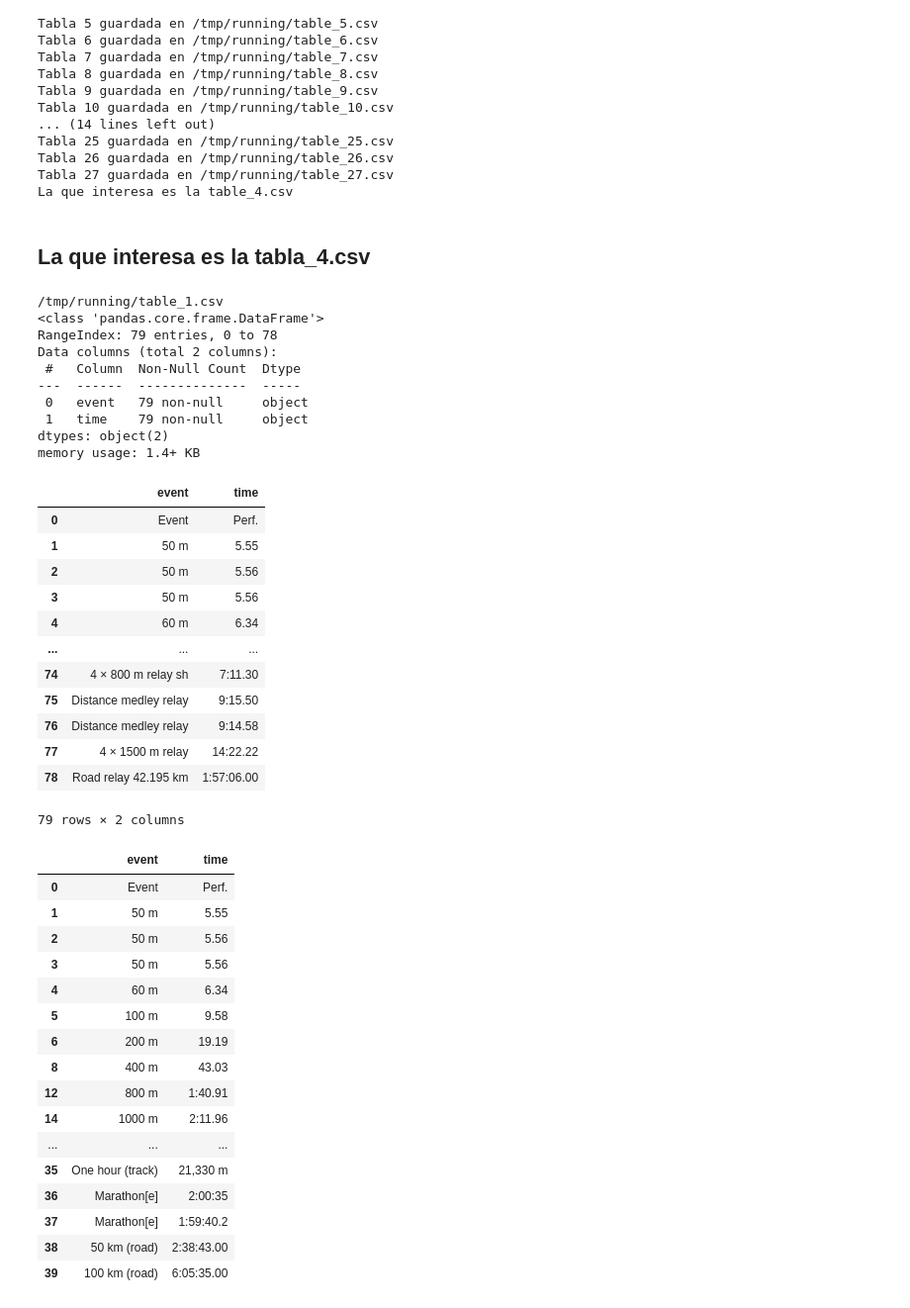
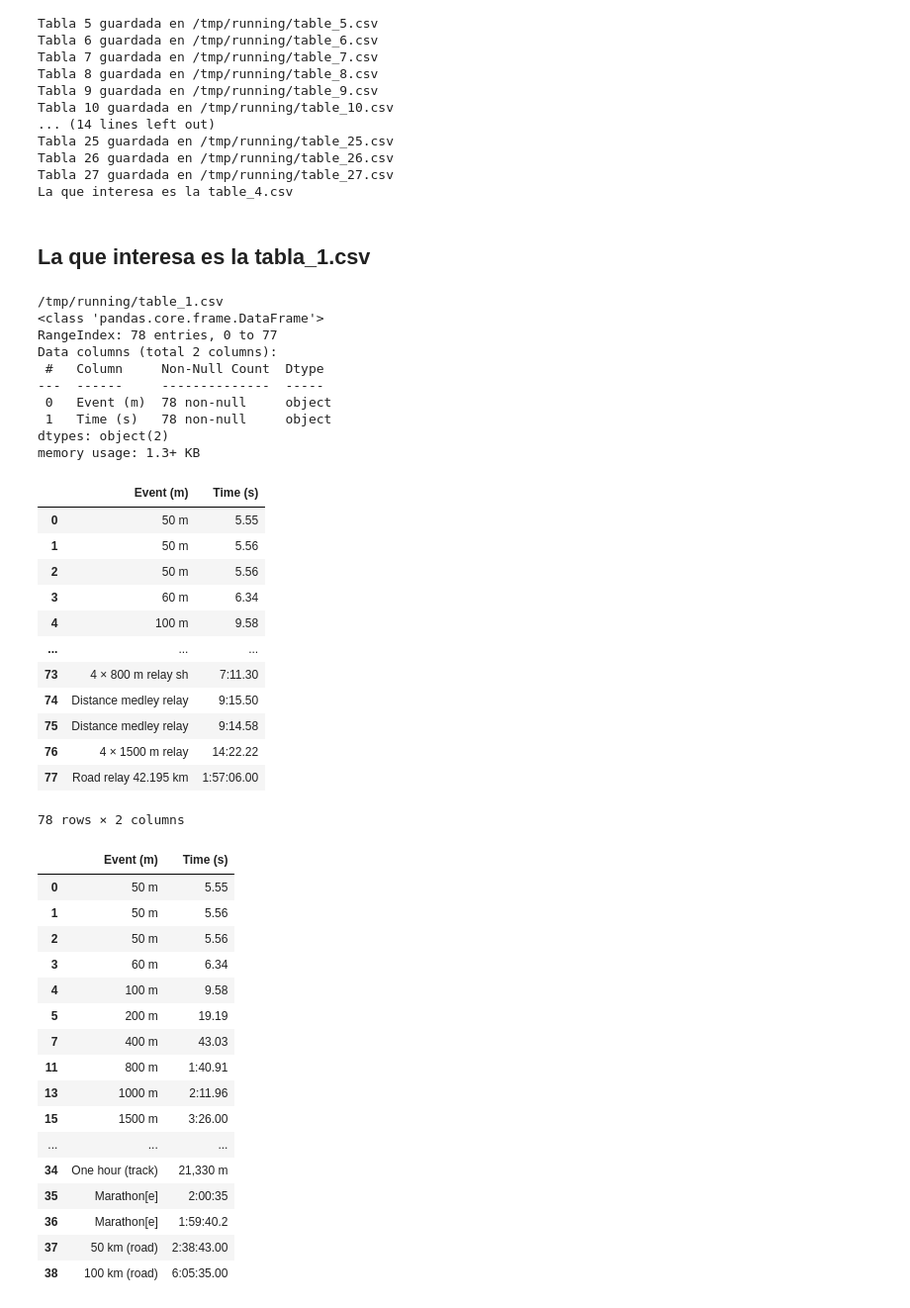
Before and after one commit to emuro/EM_probando, a Jupyter notebook: EM_familia/math/running_champions.ipynb, the cells around one changed output. Shown at 99% size. Cells and saved outputs as stored; diff of their text form; code cells hidden in the pictures.

```diff
--- a/EM_familia/math/running_champions.ipynb
+++ b/EM_familia/math/running_champions.ipynb
@@ -62,62 +62,63 @@ Tabla 26 guardada en /tmp/running/table_26.csv
 Tabla 27 guardada en /tmp/running/table_27.csv
 La que interesa es la table_4.csv
 # %% [markdown]
-## La que interesa es la tabla_4.csv
+## La que interesa es la tabla_1.csv
 # %%
 input_file =  output_dir + "table_1.csv"
 print (input_file)
-male_df = pd.read_csv(input_file, usecols = ["Event", "Perf."])
-cols = ["event", "time"]
-male_df.columns = cols
+male_df = pd.read_csv(input_file, header=1)
+male_df.rename(columns={"Event": "Event (m)", "Perf.": "Time (s)"}, inplace=True)
+male_df = male_df[["Event (m)", "Time (s)"]]
+
 male_df.info()
 display(male_df)
 
-# Filtrar filas donde 'event' NO termina en 'sh'
-male_df = male_df[~male_df['event'].str.endswith("sh", na=False)]
+# Filtrar filas donde 'Event (m) (m)' NO termina en 'sh'
+male_df = male_df[~male_df['Event (m)'].str.endswith("sh", na=False)]
 
 ## Buscar fila que contiene "50 m hurdles" en la columna 'event'
-idx = male_df[male_df['event'].str.contains("50 m hurdles", case=False, na=False)].index
+idx = male_df[male_df['Event (m)'].str.contains("50 m hurdles", case=False, na=False)].index
 if len(idx) > 0:
     male_df = male_df.loc[:idx[0]-1]
 display(male_df)
 # %% [output]
 /tmp/running/table_1.csv
 <class 'pandas.core.frame.DataFrame'>
-RangeIndex: 79 entries, 0 to 78
+RangeIndex: 78 entries, 0 to 77
 Data columns (total 2 columns):
- #   Column  Non-Null Count  Dtype
----  ------  --------------  -----
- 0   event   79 non-null     object
- 1   time    79 non-null     object
+ #   Column     Non-Null Count  Dtype
+---  ------     --------------  -----
+ 0   Event (m)  78 non-null     object
+ 1   Time (s)   78 non-null     object
 dtypes: object(2)
-memory usage: 1.4+ KB
+memory usage: 1.3+ KB
-|  | event | time |
-| 0 | Event | Perf. |
-| 1 | 50 m | 5.55 |
+|  | Event (m) | Time (s) |
+| 0 | 50 m | 5.55 |
+| 1 | 50 m | 5.56 |
 | 2 | 50 m | 5.56 |
-| 3 | 50 m | 5.56 |
-| 4 | 60 m | 6.34 |
+| 3 | 60 m | 6.34 |
+| 4 | 100 m | 9.58 |
 | ... | ... | ... |
-| 74 | 4 × 800 m relay sh | 7:11.30 |
-| 75 | Distance medley relay | 9:15.50 |
-| 76 | Distance medley relay | 9:14.58 |
-| 77 | 4 × 1500 m relay | 14:22.22 |
-| 78 | Road relay 42.195 km | 1:57:06.00 |
+| 73 | 4 × 800 m relay sh | 7:11.30 |
+| 74 | Distance medley relay | 9:15.50 |
+| 75 | Distance medley relay | 9:14.58 |
+| 76 | 4 × 1500 m relay | 14:22.22 |
+| 77 | Road relay 42.195 km | 1:57:06.00 |
-79 rows × 2 columns
+78 rows × 2 columns
-|  | event | time |
-| 0 | Event | Perf. |
-| 1 | 50 m | 5.55 |
+|  | Event (m) | Time (s) |
+| 0 | 50 m | 5.55 |
+| 1 | 50 m | 5.56 |
 | 2 | 50 m | 5.56 |
-| 3 | 50 m | 5.56 |
-| 4 | 60 m | 6.34 |
-| 5 | 100 m | 9.58 |
-| 6 | 200 m | 19.19 |
-| 8 | 400 m | 43.03 |
-| 12 | 800 m | 1:40.91 |
-| 14 | 1000 m | 2:11.96 |
+| 3 | 60 m | 6.34 |
+| 4 | 100 m | 9.58 |
+| 5 | 200 m | 19.19 |
+| 7 | 400 m | 43.03 |
+| 11 | 800 m | 1:40.91 |
+| 13 | 1000 m | 2:11.96 |
+| 15 | 1500 m | 3:26.00 |
 | ... | ... | ... |
-| 35 | One hour (track) | 21,330 m |
-| 36 | Marathon[e] | 2:00:35 |
-| 37 | Marathon[e] | 1:59:40.2 |
-| 38 | 50 km (road) | 2:38:43.00 |
-| 39 | 100 km (road) | 6:05:35.00 |
+| 34 | One hour (track) | 21,330 m |
+| 35 | Marathon[e] | 2:00:35 |
+| 36 | Marathon[e] | 1:59:40.2 |
+| 37 | 50 km (road) | 2:38:43.00 |
+| 38 | 100 km (road) | 6:05:35.00 |
```
Also changed, not shown: parts of 24 cells of this notebook.
